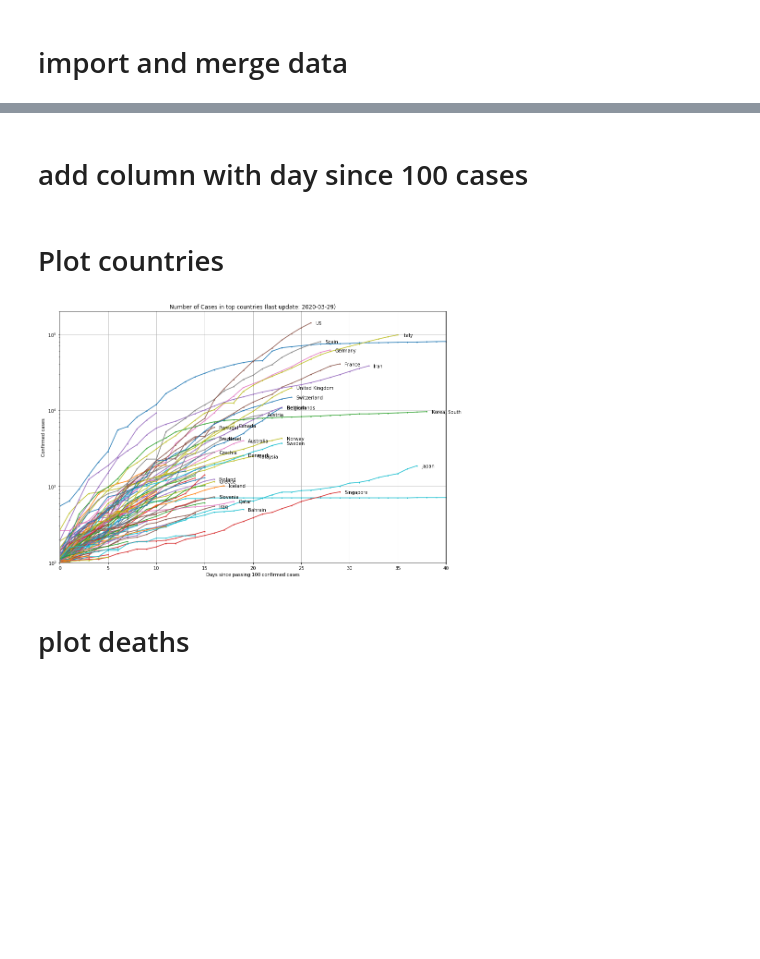
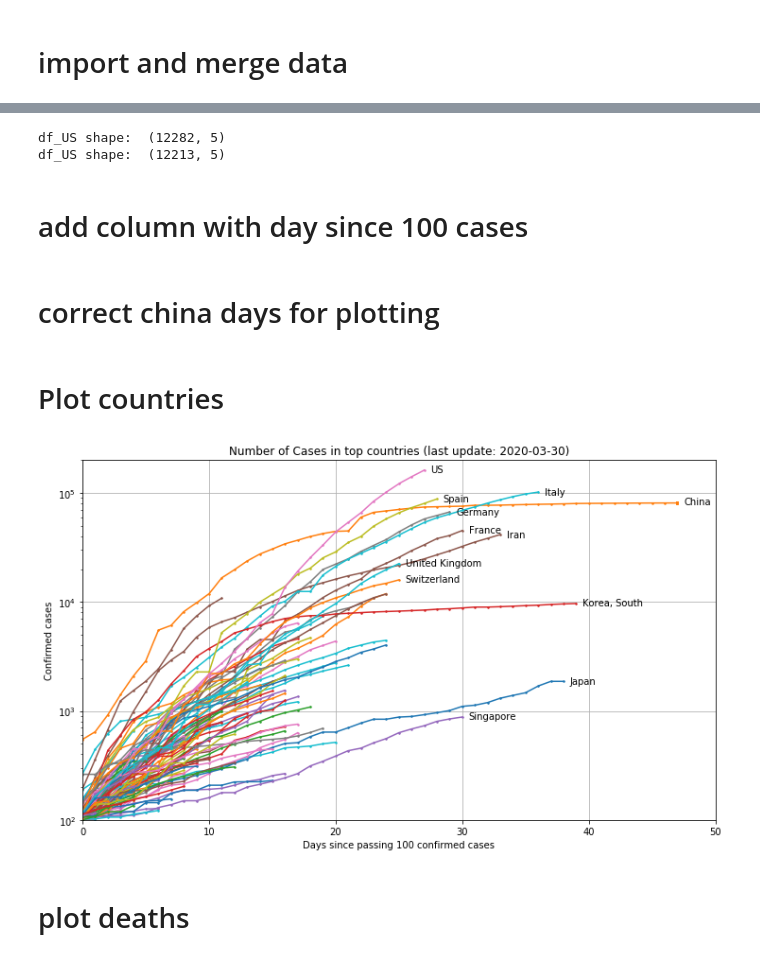
Before and after one commit to tlmohren/Covid19_analysis, a Jupyter notebook: JHUdata_country_log.ipynb, the cells around one changed output, grey strips where cells are left out. Drawn from its saved outputs; the diff is of its cells as text; code cells hidden in the pictures; blank space fills up the shorter version.

```diff
--- a/JHUdata_country_log.ipynb
+++ b/JHUdata_country_log.ipynb
@@ -13,3 +15,6 @@ import JHUprocessing as jp
+# %%
+full_w = (12,7)
+half_w = (6,4)
 # %% [markdown]
 # import and merge data
 # %%
@@ -22,3 +29,12 @@ df_country = jp.merge_data(path, file_list)
+# %%
+bool_other = df_country['Country/Region'].str.contains( 'Princess' , regex=False)
+
+print('df_US shape: ' , df_country.shape)
+df_country.drop( df_country[bool_other].index, inplace=True)
+print('df_US shape: ' , df_country.shape)
+# %% [output]
+df_US shape:  (12282, 5)
+df_US shape:  (12213, 5)
 # %% [markdown]
 # add column with day since 100 cases
 # %%
@@ -55,3 +71,5 @@ for country in countries:
 
     newdays = (df_temp['Date'] - day0).dt.days
     df_country.loc[bool_country,'Delta D'] = newdays
+# %% [markdown]
+# correct china days for plotting
@@ -58,39 +88,39 @@ for country in countries:
 # %% [markdown]
 # Plot countries
 # %%
-fig, ax = plt.subplots(1,1 ,figsize=(15,10))
+fig, ax = plt.subplots(1,1 ,figsize= full_w )
 
 for country in threshold_countries:
     bool_country = df_country['Country/Region'] == country
     df_pl = df_country[bool_country]
     ax.plot( df_pl['Delta C' ],  df_pl['Confirmed'],'.-' ,ms=3,lw=1.5, label=country )
 
     y = df_pl['Confirmed'].iloc[-1]*0.95
     x = df_pl['Delta C'].iloc[-1] + 0.5
-    if x > 16:
+    if x > 25:
         ax.annotate( country ,[x,y])
 
 ax.set_yscale('log')
 ax.grid(True,which="major", linestyle='-')
 ax.set_title('Number of Cases in top countries (last update: ' + str( df_country['Date'].iloc[-1]) + ')' )
 # ax.set_xlim([0,70])
-ax.set_xlim([0,40])
+ax.set_xlim([0,50])
 ax.set_ylim([100,2e5])
 
 ax.set_xlabel("Days since passing 100 confirmed cases")
 ax.set_ylabel("Confirmed cases")
 
 # # # # # save fig  -----------------------------------------------------------------------
 fig_name= 'covid_country_caseslog'
 save_fig = True
 if save_fig:
     plt.savefig('./figs/' + fig_name + '.png',
             format='png', dpi=300,
             transparent=  True,
             bbox_inches = 'tight', pad_inches = 0,
             )
 # %% [output]
-[figure, old version]
+[figure, new version]
 # %% [markdown]
 # plot deaths
 # %%
```
Also changed, not shown: parts of 9 cells of this notebook, 19 other files.
